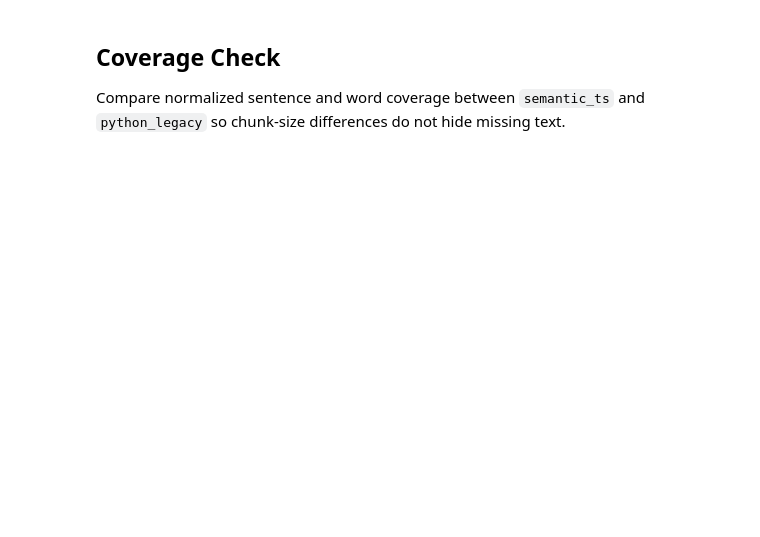
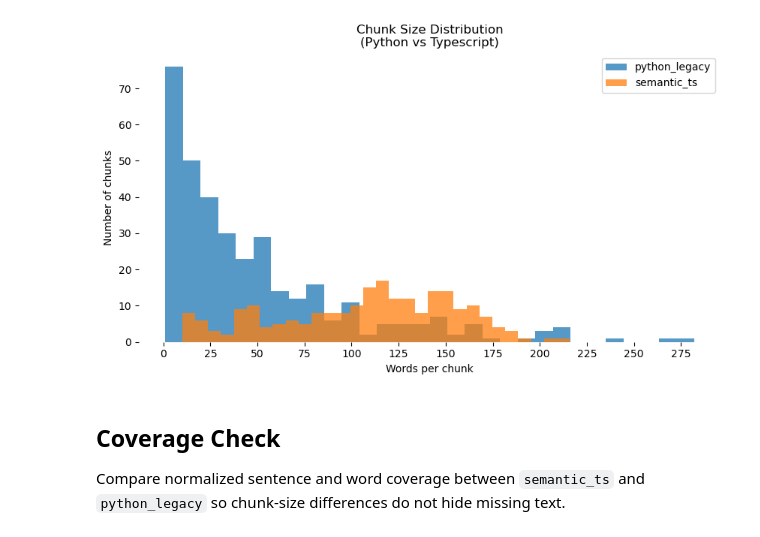
Before and after one commit to cstello-2/Deployable-Knowledge, a Jupyter notebook: output/jupyter-notebook/compare-chunking-outputs.ipynb, the cells around one changed output. Cells and saved outputs as stored; diff of their text form; code cells hidden in the pictures; blank space fills up the shorter version.

```diff
--- a/output/jupyter-notebook/compare-chunking-outputs.ipynb
+++ b/output/jupyter-notebook/compare-chunking-outputs.ipynb
@@ -87,3 +119,19 @@ distribution
+# %%
+#Worc Count Histogram
+plot_frame = pd.concat(frames.values(), ignore_index=True)
+plt.figure(figsize=(10, 5))
+for source_name, group in plot_frame.groupby("source_name"):
+    plt.hist(group["wordCount"], bins=30, alpha=0.75, label=source_name)
+plt.xlabel("Words per chunk")
+plt.xticks(np.arange(0,300, 25))
+plt.ylabel("Number of chunks")
+plt.title("Chunk Size Distribution\n(Python vs Typescript)")
+for spine in plt.gca().spines.values():
+    spine.set_visible(False)
+plt.legend()
+plt.show()
+# %% [output]
+[figure, added]
 # %% [markdown]
 ## Coverage Check
 
```
Also changed, not shown: parts of 10 cells of this notebook, 18 other files.
